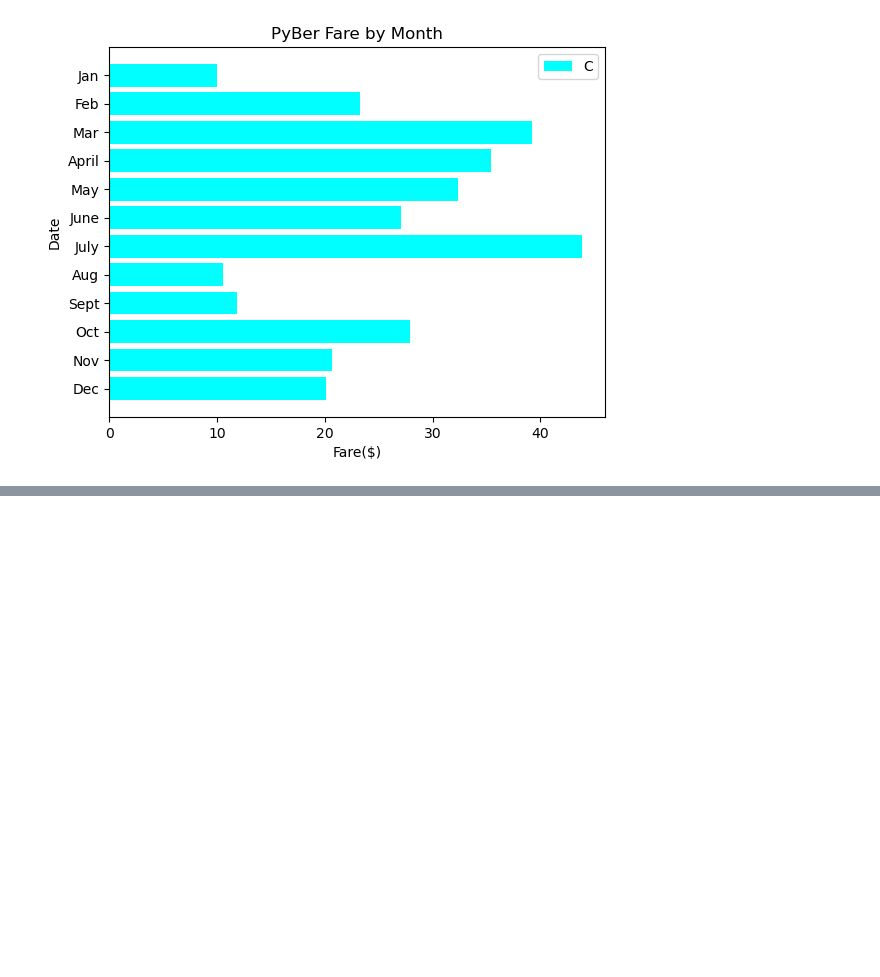
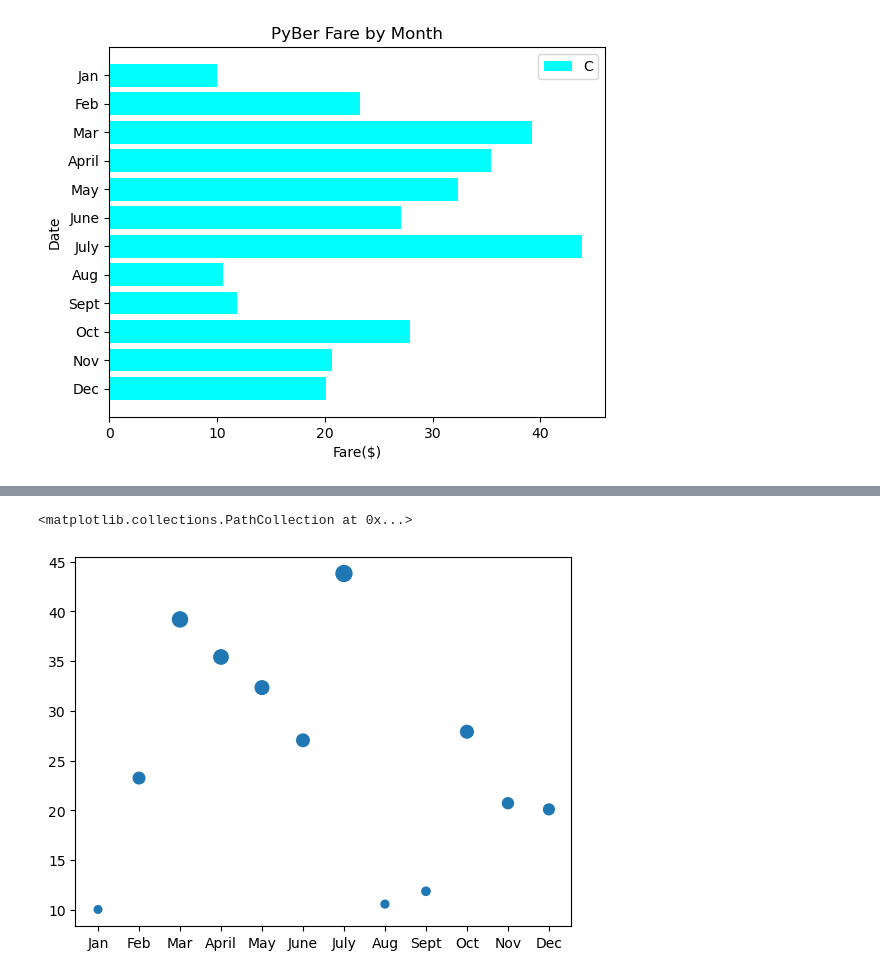
Before and after one commit to bhstarkey/PyBer_Analysis, a Jupyter notebook: matplotlib_practice.ipynb, the cells around one changed output, grey strips where cells are left out. Cells and saved outputs as stored; diff of their text form; code cells hidden in the pictures; blank space fills up the shorter version.

```diff
--- a/matplotlib_practice.ipynb
+++ b/matplotlib_practice.ipynb
@@ -109,0 +127,7 @@ ax.invert_yaxis()
+# %%
+# Create the plot
+# List comprehension to increase size of dots
+plt.scatter(x_axis, y_axis, s = [i * 3 for i in y_axis])
+# %% [output]
+<matplotlib.collections.PathCollection at 0x...>
+[figure, added]
```
Also changed, not shown: parts of 15 cells of this notebook, 5 other files.
